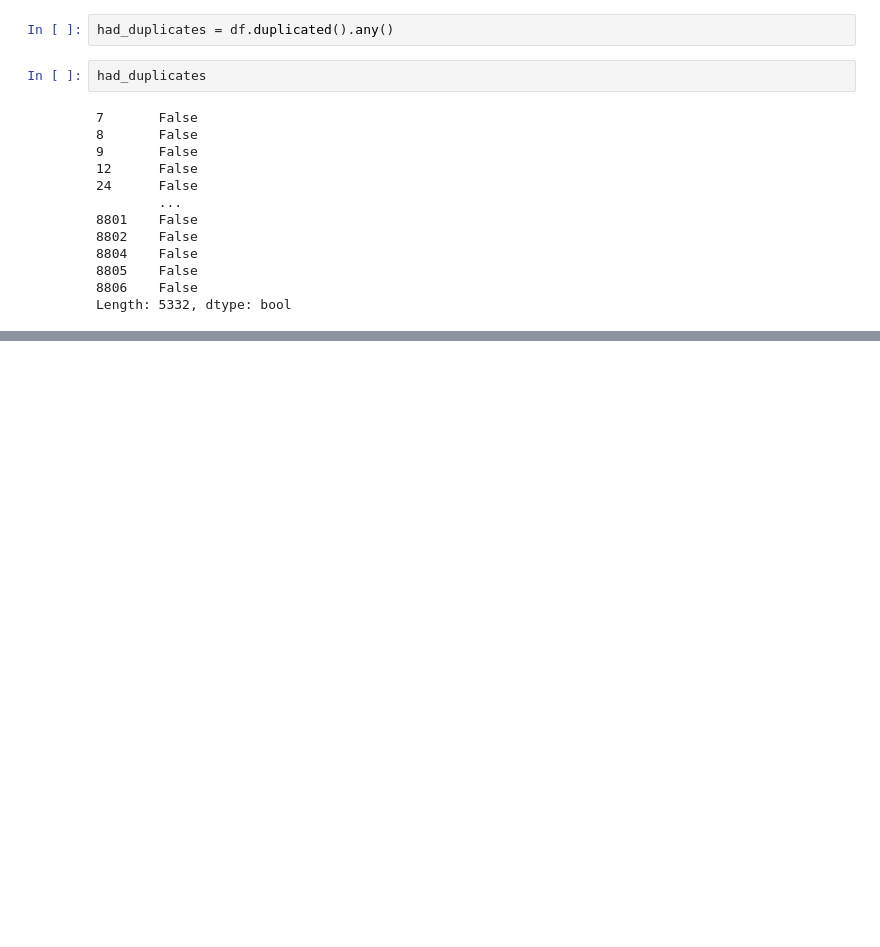
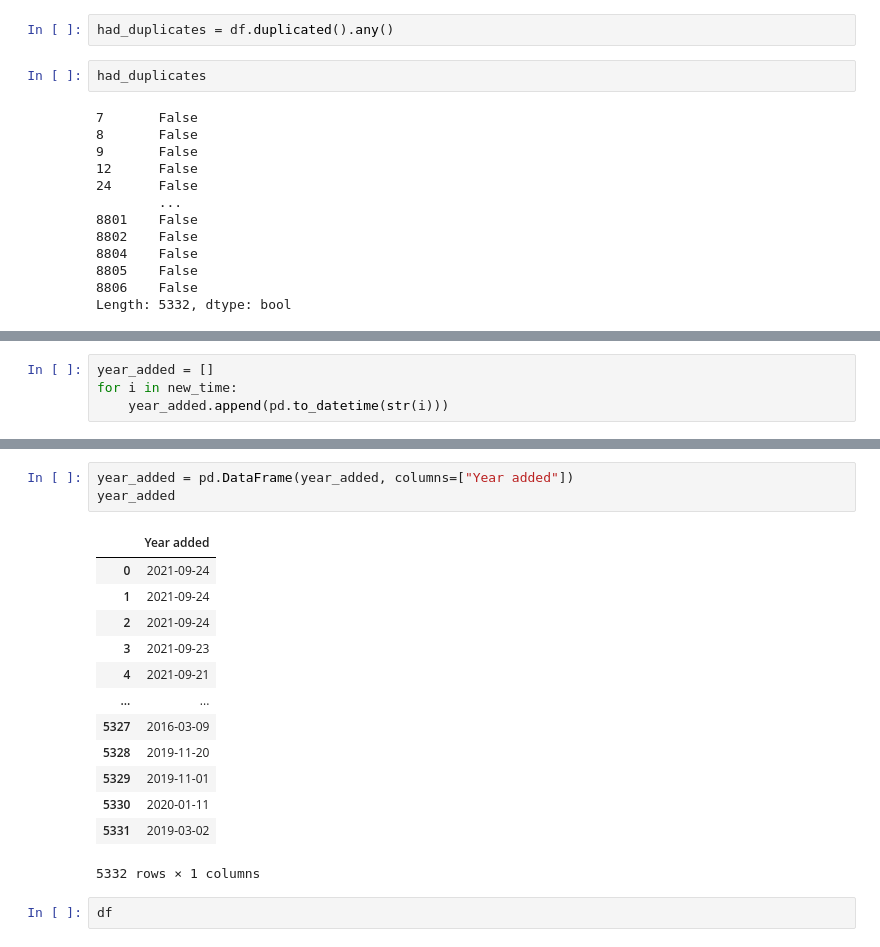
Before and after one commit to dipak1920basnet/netflix_titles, a Jupyter notebook: netflix.ipynb, the cells around one changed output, grey strips where cells are left out. Drawn from its saved outputs; the diff is of its cells as text; blank space fills up the shorter version.

```diff
--- a/netflix.ipynb
+++ b/netflix.ipynb
@@ -65,0 +83,4 @@ Length: 5332, dtype: bool
+# %%
+year_added = []
+for i in new_time:
+    year_added.append(pd.to_datetime(str(i)))
@@ -65,0 +107,19 @@ Length: 5332, dtype: bool
+# %%
+year_added = pd.DataFrame(year_added, columns=["Year added"])
+year_added
+# %% [output]
+|  | Year added |
+| 0 | 2021-09-24 |
+| 1 | 2021-09-24 |
+| 2 | 2021-09-24 |
+| 3 | 2021-09-23 |
+| 4 | 2021-09-21 |
+| ... | ... |
+| 5327 | 2016-03-09 |
+| 5328 | 2019-11-20 |
+| 5329 | 2019-11-01 |
+| 5330 | 2020-01-11 |
+| 5331 | 2019-03-02 |
+5332 rows × 1 columns
+# %%
+df
```
Also changed, not shown: parts of 3 cells of this notebook.
